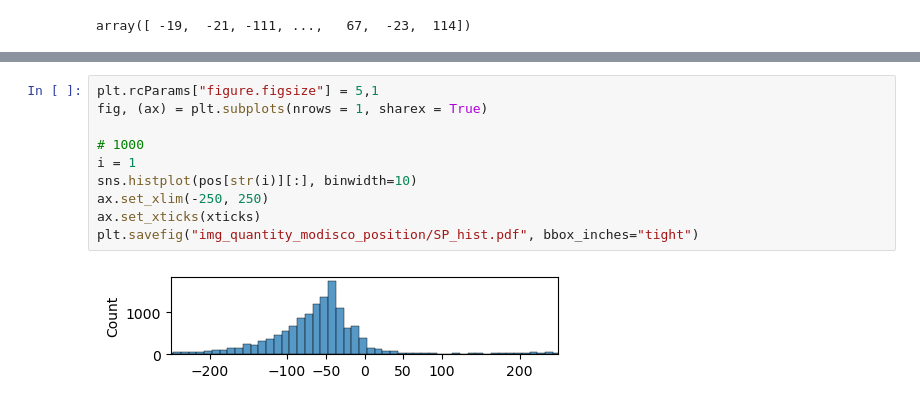
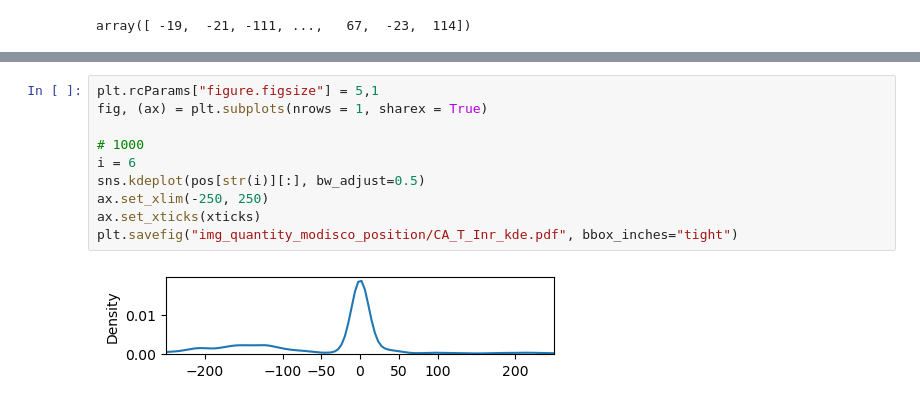
Before and after one commit to Danko-Lab/clipnet_paper, a Jupyter notebook: motif_positioning/modisco_quantity_positions.ipynb, the cells around one changed output, grey strips where cells are left out. Drawn from its saved outputs; the diff is of its cells as text.

```diff
--- a/motif_positioning/modisco_quantity_positions.ipynb
+++ b/motif_positioning/modisco_quantity_positions.ipynb
@@ -51,12 +115,12 @@ plt.savefig("img_quantity_modisco_position/ETS_hist.pdf", bbox_inches="tight")
 # %%
 plt.rcParams["figure.figsize"] = 5,1
 fig, (ax) = plt.subplots(nrows = 1, sharex = True)
 
 # 1000
-i = 1
-sns.histplot(pos[str(i)][:], binwidth=10)
+i = 6
+sns.kdeplot(pos[str(i)][:], bw_adjust=0.5)
 ax.set_xlim(-250, 250)
 ax.set_xticks(xticks)
-plt.savefig("img_quantity_modisco_position/SP_hist.pdf", bbox_inches="tight")
+plt.savefig("img_quantity_modisco_position/CA_T_Inr_kde.pdf", bbox_inches="tight")
 # %% [output]
-[figure, old version]
+[figure, new version]
```
Also changed, not shown: parts of 24 cells of this notebook, 51 other files.
